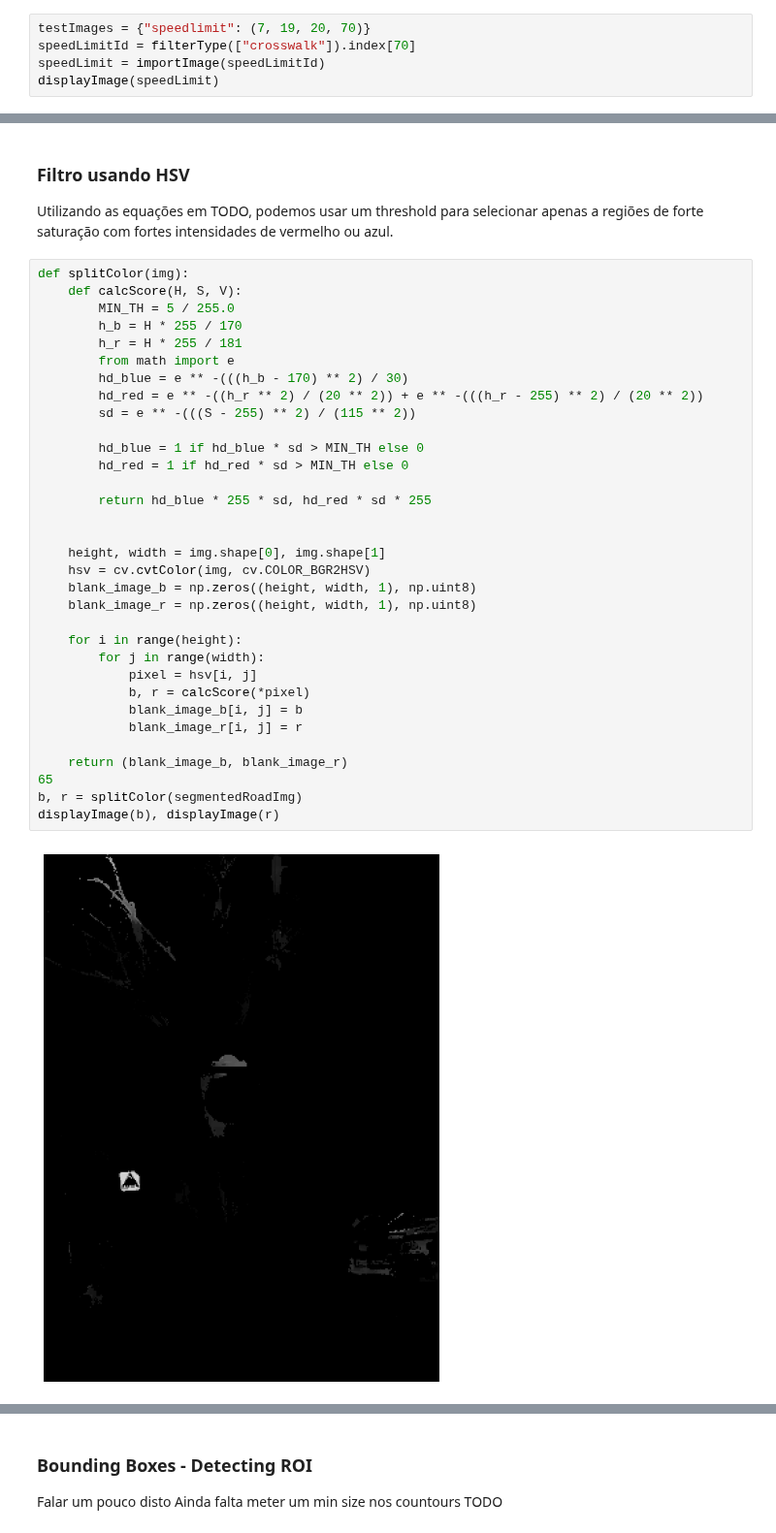
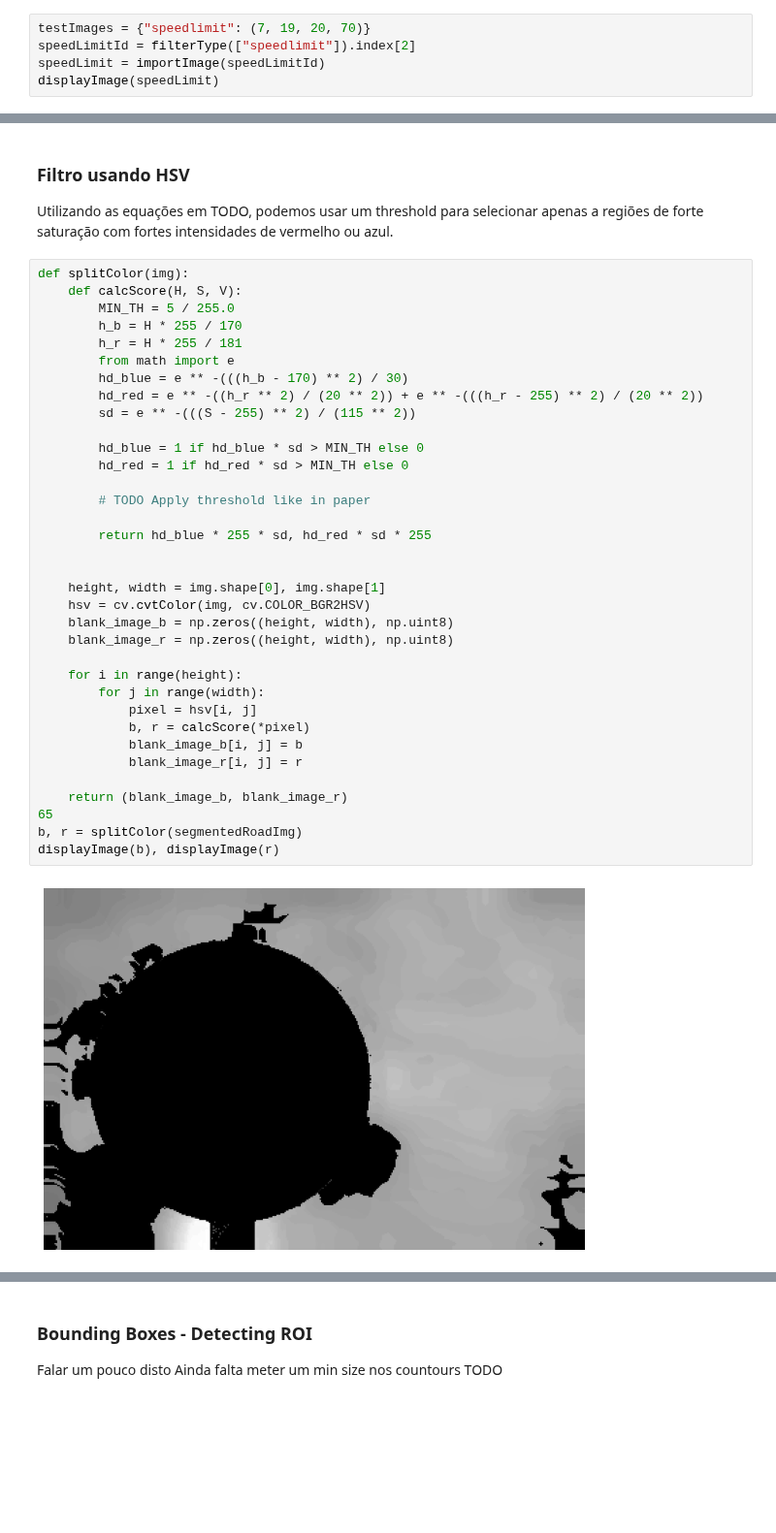
Before and after one commit to joaolucasmartins/VC2022, a Jupyter notebook: notebook.ipynb, the cells around one changed output, grey strips where cells are left out. Shown at 97% size. Cells and saved outputs as stored; diff of their text form; blank space fills up the shorter version.

```diff
--- a/notebook.ipynb
+++ b/notebook.ipynb
@@ -90,7 +90,7 @@ filterType(["speedlimit"])
 Nesta secção iremos delimitar quais as áreas em que estamos interessados em analisar. Estas regiões correspondem às que contêm os sinais. Para isso iremos usar o colorspace HSV para filtrar as cores de interesse: **azul** e **vermelho**
 # %%
 testImages = {"speedlimit": (7, 19, 20, 70)}
-speedLimitId = filterType(["crosswalk"]).index[70]
+speedLimitId = filterType(["speedlimit"]).index[2]
 speedLimit = importImage(speedLimitId)
 displayImage(speedLimit)
 # %% [output]
@@ -124,33 +124,35 @@ def splitColor(img):
     def calcScore(H, S, V):
         MIN_TH = 5 / 255.0
         h_b = H * 255 / 170
         h_r = H * 255 / 181
         from math import e
         hd_blue = e ** -(((h_b - 170) ** 2) / 30)
         hd_red = e ** -((h_r ** 2) / (20 ** 2)) + e ** -(((h_r - 255) ** 2) / (20 ** 2))
         sd = e ** -(((S - 255) ** 2) / (115 ** 2))
 
         hd_blue = 1 if hd_blue * sd > MIN_TH else 0
         hd_red = 1 if hd_red * sd > MIN_TH else 0
 
+        # TODO Apply threshold like in paper
+
         return hd_blue * 255 * sd, hd_red * sd * 255
 
 
     height, width = img.shape[0], img.shape[1]
     hsv = cv.cvtColor(img, cv.COLOR_BGR2HSV)
-    blank_image_b = np.zeros((height, width, 1), np.uint8)
-    blank_image_r = np.zeros((height, width, 1), np.uint8)
+    blank_image_b = np.zeros((height, width), np.uint8)
+    blank_image_r = np.zeros((height, width), np.uint8)
 
     for i in range(height):
         for j in range(width):
             pixel = hsv[i, j]
             b, r = calcScore(*pixel)
             blank_image_b[i, j] = b
             blank_image_r[i, j] = r
 
     return (blank_image_b, blank_image_r)
 65
 b, r = splitColor(segmentedRoadImg)
 displayImage(b), displayImage(r)
 # %% [output]
-[figure, old version]
+[figure, new version]
```
Also changed, not shown: parts of 12 cells of this notebook, 1 other file.
